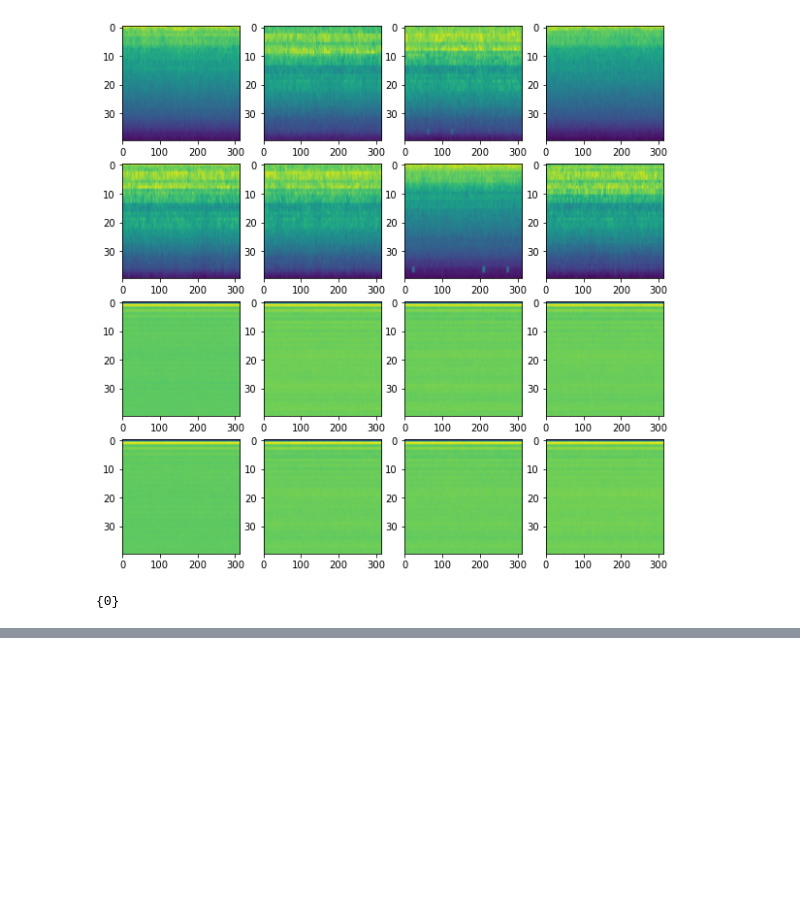
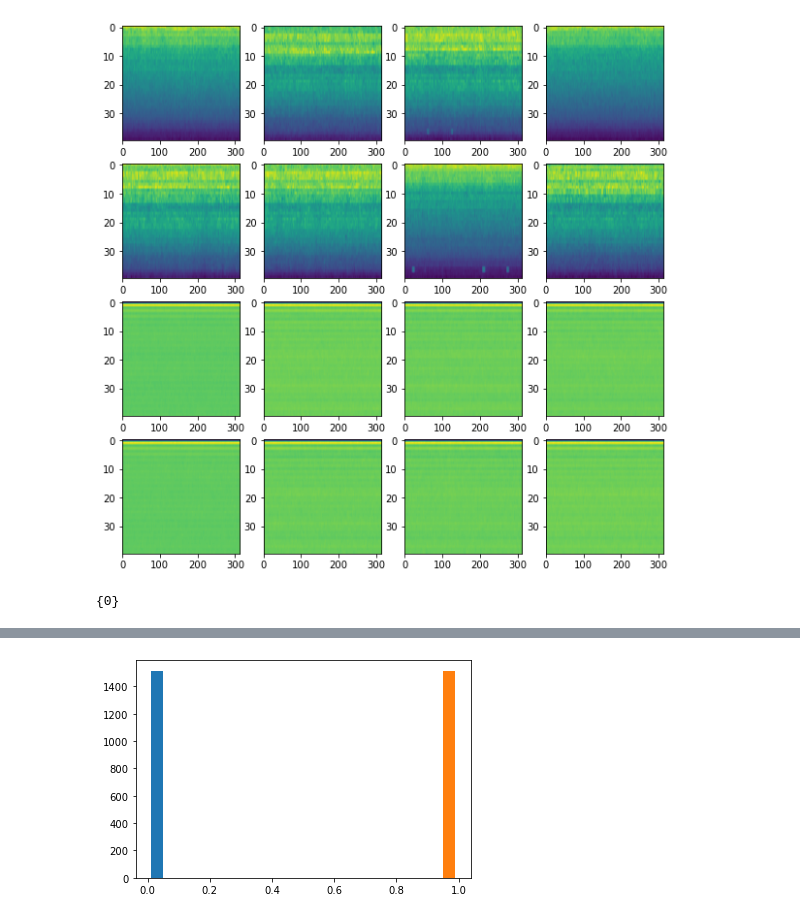
Before and after one commit to jsk4074/abnormal_machine_noise_classification, a Jupyter notebook: train.ipynb, the cells around one changed output, grey strips where cells are left out. Saved outputs shown, nothing was run; the diff lists cells and outputs as text; code cells hidden in the pictures; blank space fills up the shorter version.

```diff
--- a/train.ipynb
+++ b/train.ipynb
@@ -200,0 +193,4 @@ audio_mfcc_array_test = np.array(test_audio_mfcc, np.float64)
+# %%
+size = 40
+pad_size = 313
+repeat_size = 5
@@ -200,0 +275,30 @@ audio_mfcc_array_test = np.array(test_audio_mfcc, np.float64)
+# %%
+model_mfcc = build_model()
+# filepath = "checkpoint/test.hdf5"
+# callbacks = [tf.keras.callbacks.ModelCheckpoint(filepath, monitor='val_loss', verbose=0, save_best_only=True, mode='min')]
+
+history = model.fit(
+  audio_mfcc_array,
+  np.array(train_csv['LABEL']),
+  batch_size=64,
+  epochs=10,
+  # callbacks=callbacks,
+  # verbose=0
+)
+
+# model = load_model(filepath)
+# %%
+model_mels = build_model()
+# filepath = "checkpoint/test.hdf5"
+# callbacks = [tf.keras.callbacks.ModelCheckpoint(filepath, monitor='val_loss', verbose=0, save_best_only=True, mode='min')]
+
+history = model.fit(
+  audio_mels_array,
+  np.array(train_csv['LABEL']),
+  batch_size=64,
+  epochs=10,
+  # callbacks=callbacks,
+  # verbose=0
+)
+
+# model = load_model(filepath)
@@ -200,0 +311,3 @@ audio_mfcc_array_test = np.array(test_audio_mfcc, np.float64)
+# %%
+mels_result = model.predict(audio_mels_array_test)
+np.shape(mels_result)
@@ -200,0 +317,8 @@ audio_mfcc_array_test = np.array(test_audio_mfcc, np.float64)
+# %%
+import matplotlib.pyplot as plt
+mels_result.sort()
+
+plt.hist(mels_result)
+plt.show()
+# %% [output]
+[figure, added]
```
Also changed, not shown: parts of 13 cells of this notebook, 11 other files.
